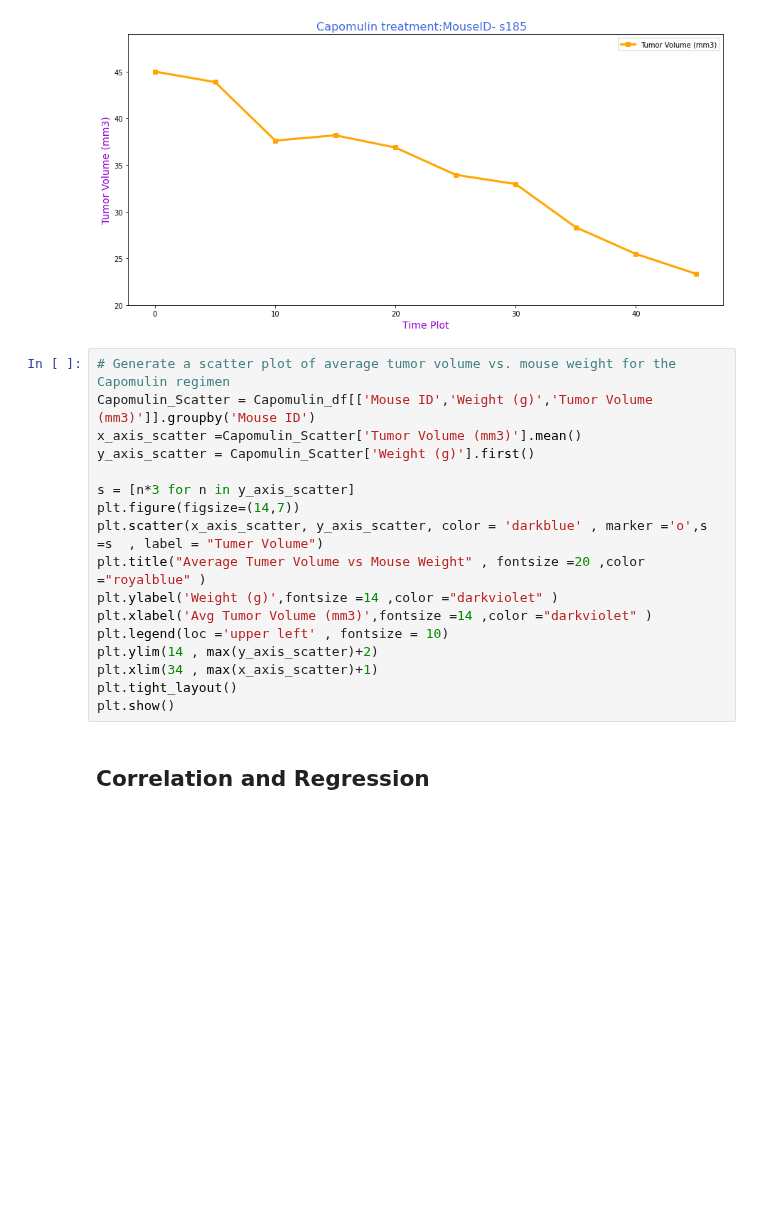
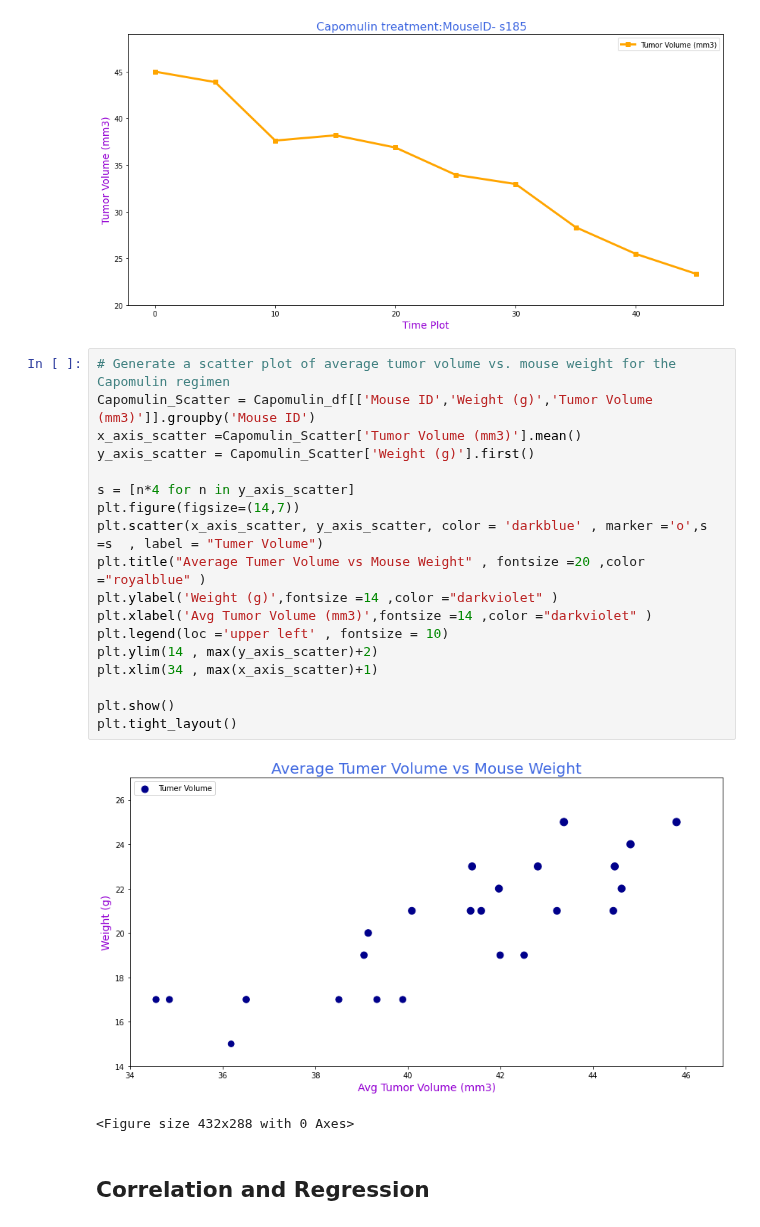
Before and after one commit to divya-gh/Matplotlib-Challenge, a Jupyter notebook: Pymaceuticals/pymaceuticals_starter.ipynb, the cells around one changed output. Drawn from its saved outputs; the diff is of its cells as text; blank space fills up the shorter version.

```diff
--- a/Pymaceuticals/pymaceuticals_starter.ipynb
+++ b/Pymaceuticals/pymaceuticals_starter.ipynb
@@ -497,20 +497,24 @@ Capomulin_plot.set_ylim(20, max(Capomulin_Single_Mouse_df['Tumor Volume (mm3)'])
 # %%
 # Generate a scatter plot of average tumor volume vs. mouse weight for the Capomulin regimen
 Capomulin_Scatter = Capomulin_df[['Mouse ID','Weight (g)','Tumor Volume (mm3)']].groupby('Mouse ID')
 x_axis_scatter =Capomulin_Scatter['Tumor Volume (mm3)'].mean()
 y_axis_scatter = Capomulin_Scatter['Weight (g)'].first()
 
-s = [n*3 for n in y_axis_scatter]
+s = [n*4 for n in y_axis_scatter]
 plt.figure(figsize=(14,7))
 plt.scatter(x_axis_scatter, y_axis_scatter, color = 'darkblue' , marker ='o',s =s  , label = "Tumer Volume")
 plt.title("Average Tumer Volume vs Mouse Weight" , fontsize =20 ,color ="royalblue" )
 plt.ylabel('Weight (g)',fontsize =14 ,color ="darkviolet" )
 plt.xlabel('Avg Tumor Volume (mm3)',fontsize =14 ,color ="darkviolet" )
 plt.legend(loc ='upper left' , fontsize = 10)
 plt.ylim(14 , max(y_axis_scatter)+2)
 plt.xlim(34 , max(x_axis_scatter)+1)
+
+plt.show()
 plt.tight_layout()
-plt.show()
+# %% [output]
+[figure, added]
+<Figure size 432x288 with 0 Axes>
 # %% [markdown]
 ## Correlation and Regression
 # %%
```
Also changed, not shown: parts of 1 cell of this notebook.
